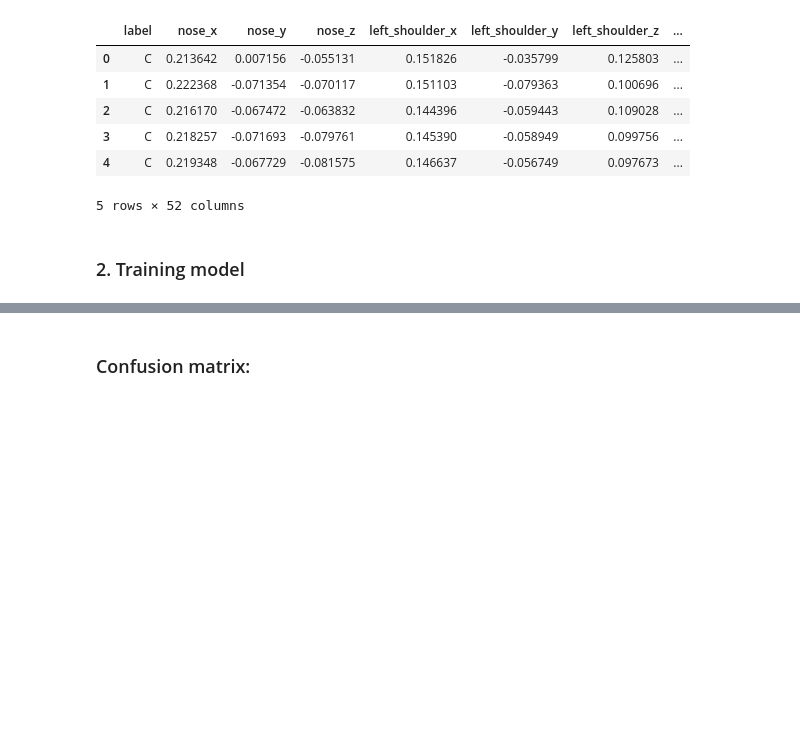
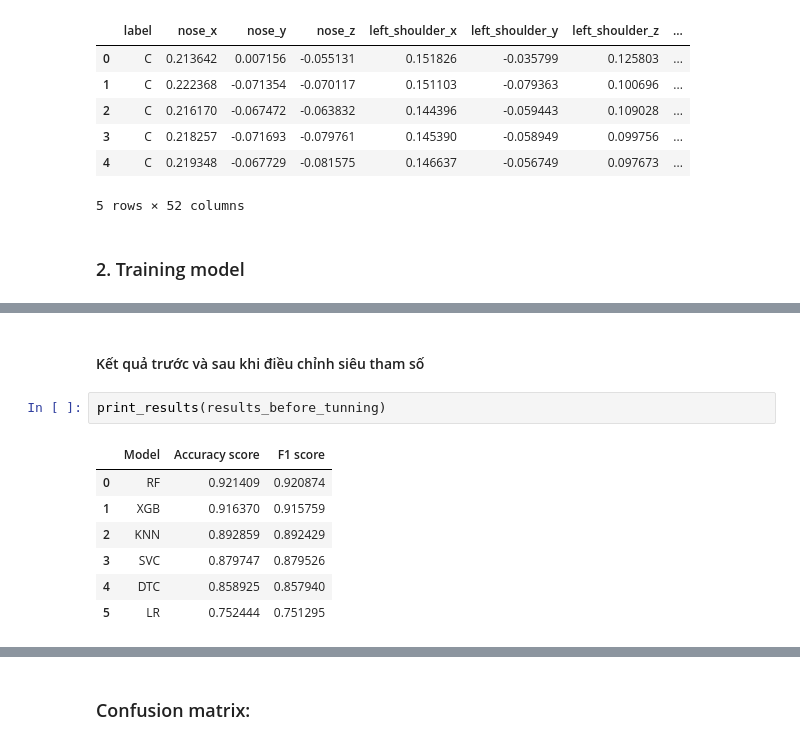
Before and after one commit to tranhuutuan261103/Gym-Exercise-Correction, a Jupyter notebook: trainning/plank_model/sklearn.ipynb, the cells around one changed output, grey strips where cells are left out. Cells and saved outputs as stored; diff of their text form; blank space fills up the shorter version.

```diff
--- a/trainning/plank_model/sklearn.ipynb
+++ b/trainning/plank_model/sklearn.ipynb
@@ -326,0 +428,12 @@ save_model(scaler, "./best_models/input_scaler.pkl")
+# %% [markdown]
+#### Kết quả trước và sau khi điều chỉnh siêu tham số
+# %%
+print_results(results_before_tunning)
+# %% [output]
+|  | Model | Accuracy score | F1 score |
+| 0 | RF | 0.921409 | 0.920874 |
+| 1 | XGB | 0.916370 | 0.915759 |
+| 2 | KNN | 0.892859 | 0.892429 |
+| 3 | SVC | 0.879747 | 0.879526 |
+| 4 | DTC | 0.858925 | 0.857940 |
+| 5 | LR | 0.752444 | 0.751295 |
```
Also changed, not shown: parts of 59 cells of this notebook, 7 other files.
